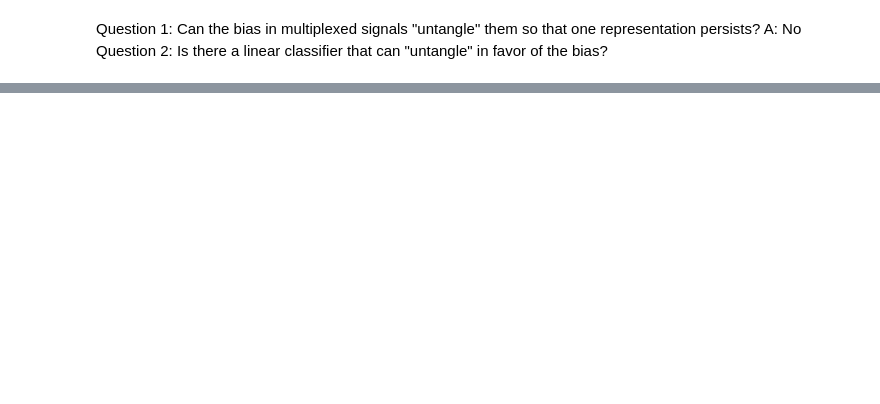
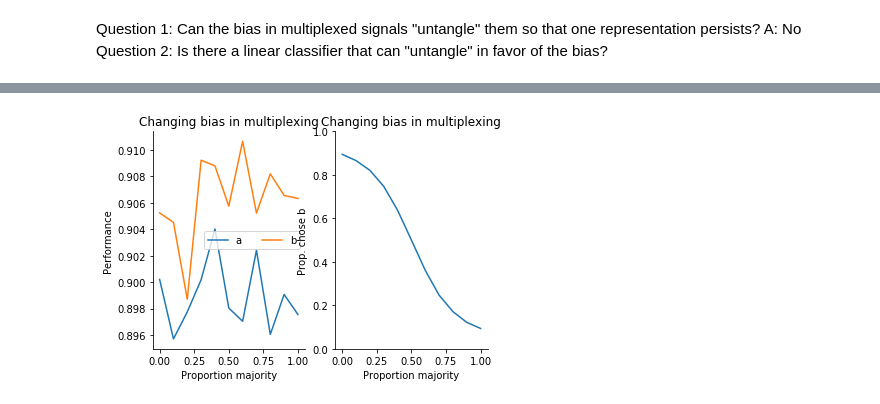
Before and after one commit to chacker17/CSHL22_courseProject, a Jupyter notebook: Multiplexing and population codes.ipynb, the cells around one changed output, grey strips where cells are left out. Drawn from its saved outputs; the diff is of its cells as text; code cells hidden in the pictures; blank space fills up the shorter version.

```diff
--- a/Multiplexing and population codes.ipynb
+++ b/Multiplexing and population codes.ipynb
@@ -173,0 +277,10 @@ Question 2: Is there a linear classifier that can "untangle" in favor of the bia
+# %%
+propmaj_range = [0, 0.1, 0.2, 0.3, 0.4, 0.5, 0.6, 0.7, 0.8, 0.9, 1]
+perf_by_units_a = np.empty((len(propmaj_range),))
+perf_by_units_b = np.empty((len(propmaj_range),))
+prop_b_by_units = np.empty((len(propmaj_range),))
+for i in range(0, len(propmaj_range)):
+    mean_perf_a, mean_perf_b, prop_b = cross_validated_decoder(default_num_pres, default_num_units, propmaj_range[i], default_theta)
+    perf_by_units_a[i] = np.nanmean(mean_perf_a)
+    perf_by_units_b[i] = np.nanmean(mean_perf_b)
+    prop_b_by_units[i] = np.nanmean(prop_b)
@@ -173,0 +299,28 @@ Question 2: Is there a linear classifier that can "untangle" in favor of the bia
+# %%
+# Plot for visualization
+f, (ax1, ax2) = plt.subplots(1, 2)
+
+ax1.plot(propmaj_range, perf_by_units_a, label='a')
+ax1.plot(propmaj_range, perf_by_units_b, label='b')
+
+ax1.set_ylabel('Performance')
+ax1.set_xlabel('Proportion majority')
+ax1.set_title('Changing bias in multiplexing')
+ax1.spines['top'].set_visible(False)
+ax1.spines['right'].set_visible(False)
+ax1.legend()
+ax1.legend(ncol=2)
+plt.ylim((0.5, 1))
+
+ax2.plot(propmaj_range, prop_b_by_units)
+
+ax2.set_ylabel('Prop. chose b')
+ax2.set_xlabel('Proportion majority')
+ax2.set_title('Changing bias in multiplexing')
+ax2.spines['top'].set_visible(False)
+ax2.spines['right'].set_visible(False)
+plt.ylim((0, 1))
+
+plt.show()
+# %% [output]
+[figure, added]
```
Also changed, not shown: parts of 12 cells of this notebook.
